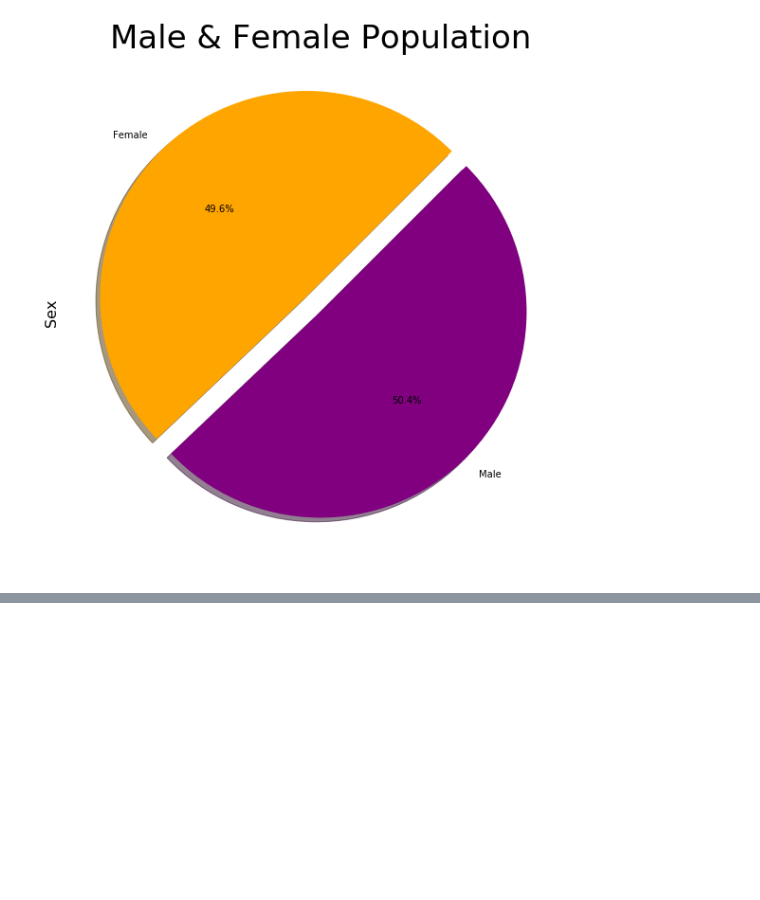
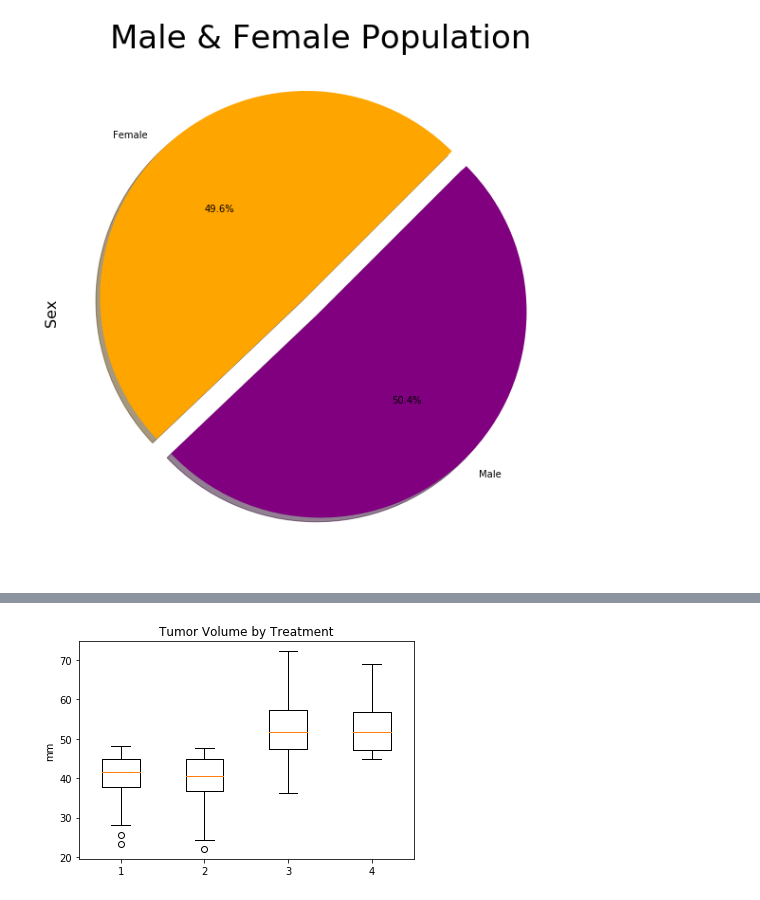
Before and after one commit to PamHvv14/Matplotlib-Challenge, a Jupyter notebook: matplotlib.ipynb, the cells around one changed output, grey strips where cells are left out. Cells and saved outputs as stored; diff of their text form; code cells hidden in the pictures; blank space fills up the shorter version.

```diff
--- a/matplotlib.ipynb
+++ b/matplotlib.ipynb
@@ -218,0 +261,29 @@ plt.show()
+# %%
+# Put treatments into a list for for loop (and later for plot labels)
+# Create empty list to fill with tumor vol data (for plotting)
+# Calculate the IQR and quantitatively determine if there are any potential outliers.
+# Locate the rows which contain mice on each drug and get the tumor volumes
+# add subset
+# Determine outliers using upper and lower bounds
+drugs = ['Capomulin', 'Ramicane', 'Infubinol', 'Ceftamin']
+tumor_vol = []
+
+for drug in drugs:
+    vol_drugs = unique_df.loc[unique_df['Drug Regimen'] == drug, 'Tumor Volume (mm3)']
+    tumor_vol.append(vol_drugs)
+
+    quartiles = vol_drugs.quantile([.25,.5,.75])
+    lowerq = quartiles[0.25]
+    upperq = quartiles[0.75]
+    iqr = upperq-lowerq
+
+    print(f"The lower quartile of {drug} is: {lowerq}")
+    print(f"The upper quartile of {drug} is: {upperq}")
+    print(f"The interquartile range of {drug} is: {iqr}")
+    print(f"The the median of {drug} is: {quartiles[0.5]} ")
+
+    lower_bound = lowerq - (1.5*iqr)
+    upper_bound = upperq + (1.5*iqr)
+    print(f"Values below {lower_bound} could be outliers, for {drug}.")
+    print(f"Values above {upper_bound} could be outliers, for {drug}.")
+    print('--------------------------------------------------------------')
@@ -218,0 +308,8 @@ plt.show()
+# %%
+fig1, ax1 = plt.subplots()
+ax1.set_title('Tumor Volume by Treatment')
+ax1.set_ylabel('mm')
+ax1.boxplot(tumor_vol)
+plt.show()
+# %% [output]
+[figure, added]
```
Also changed, not shown: parts of 4 cells of this notebook.
